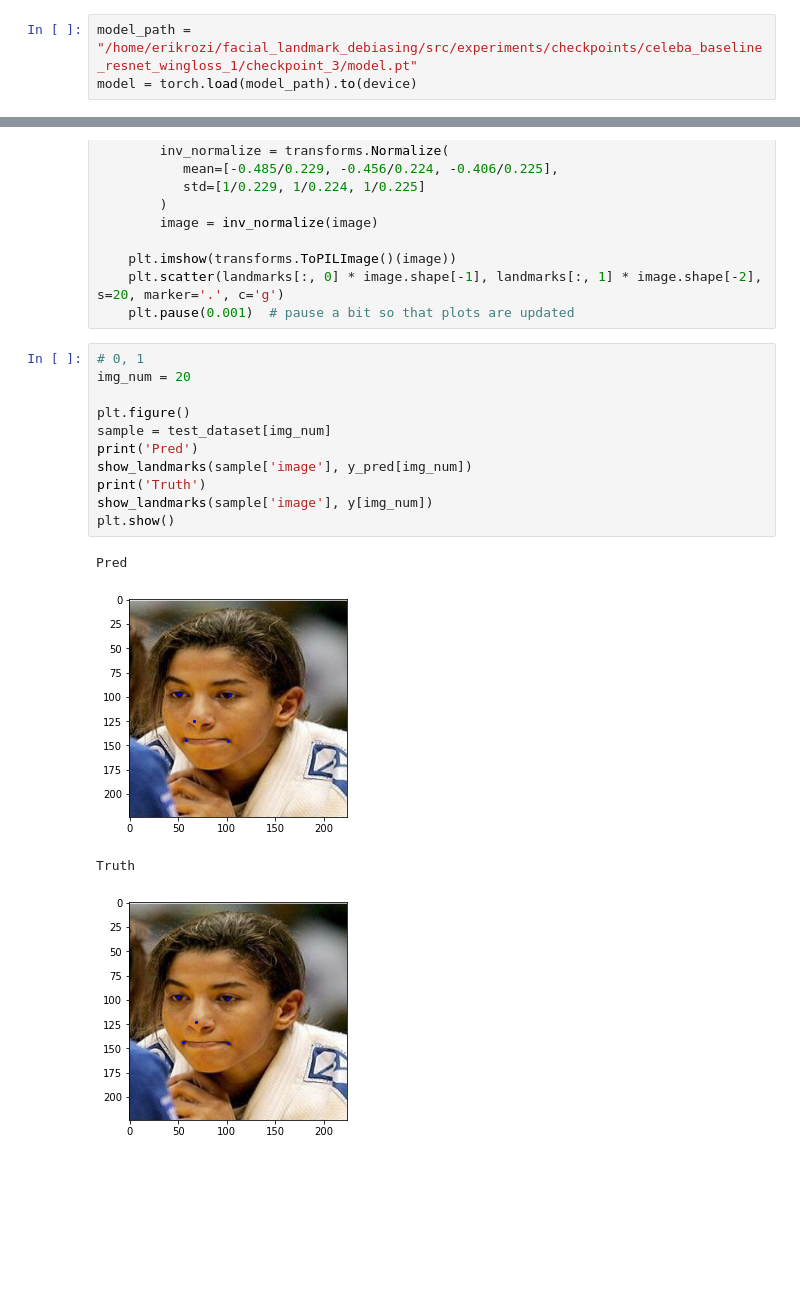
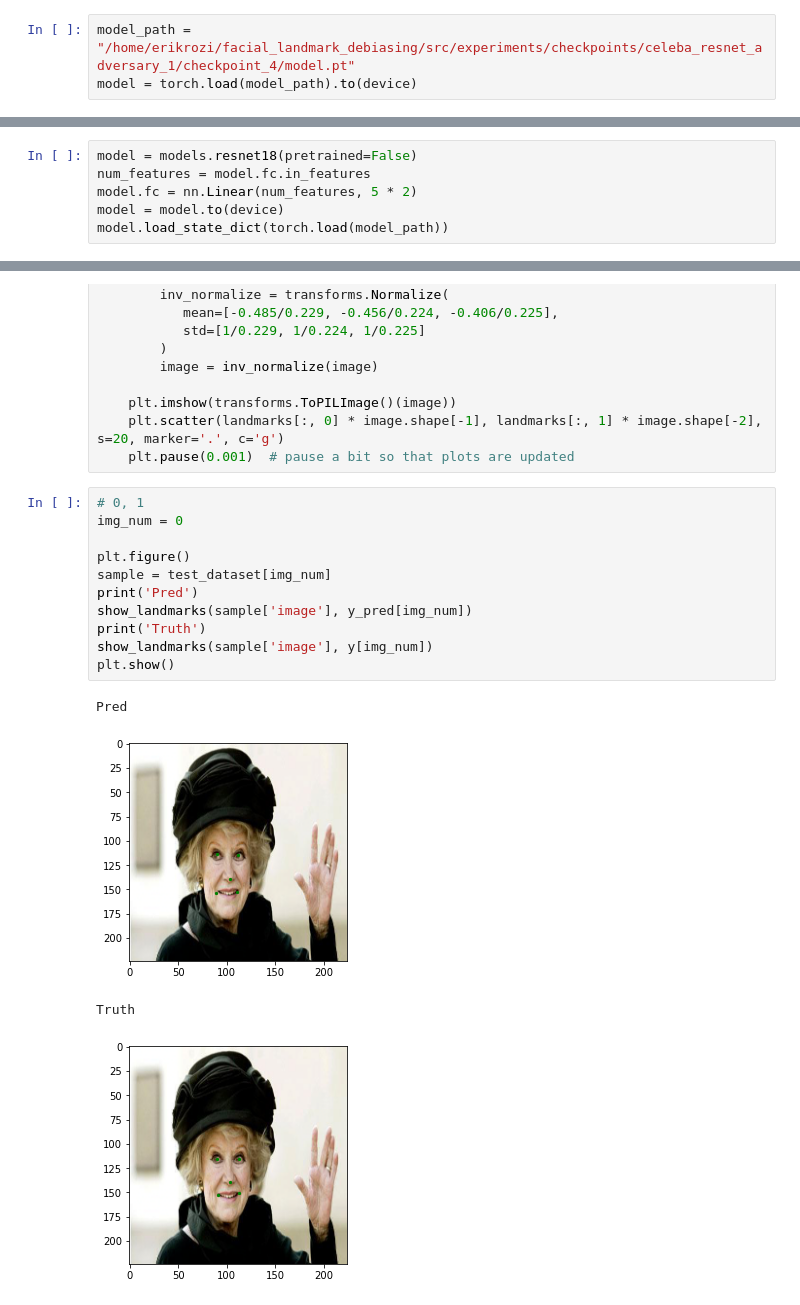
Before and after one commit to erikrozi/facial_landmark_debiasing, a Jupyter notebook: notebooks/evaluation-celeba.ipynb, the cells around one changed output, grey strips where cells are left out. Drawn from its saved outputs; the diff is of its cells as text; blank space fills up the shorter version.

Commit message:
updated adversary

```diff
--- a/notebooks/evaluation-celeba.ipynb
+++ b/notebooks/evaluation-celeba.ipynb
@@ -420,3 +413,3 @@ model.pt  optimizer.pt  results.csv
 # %%
-model_path = "/home/erikrozi/facial_landmark_debiasing/src/experiments/checkpoints/celeba_baseline_resnet_wingloss_1/checkpoint_3/model.pt"
+model_path = "/home/erikrozi/facial_landmark_debiasing/src/experiments/checkpoints/celeba_resnet_adversary_1/checkpoint_4/model.pt"
 model = torch.load(model_path).to(device)
@@ -422,0 +418,6 @@ model = torch.load(model_path).to(device)
+# %%
+model = models.resnet18(pretrained=False)
+num_features = model.fc.in_features
+model.fc = nn.Linear(num_features, 5 * 2)
+model = model.to(device)
+model.load_state_dict(torch.load(model_path))
@@ -448,17 +451,17 @@ def show_landmarks(image, landmarks, norm=True):
     plt.pause(0.001)  # pause a bit so that plots are updated
 # %%
 # 0, 1
-img_num = 20
+img_num = 0
 
 plt.figure()
 sample = test_dataset[img_num]
 print('Pred')
 show_landmarks(sample['image'], y_pred[img_num])
 print('Truth')
 show_landmarks(sample['image'], y[img_num])
 plt.show()
 # %% [output]
 Pred
-[figure, old version]
+[figure, new version]
 Truth
-[figure, old version]
+[figure, new version]
```
Also changed, not shown: parts of 16 cells of this notebook, 3 other files.
